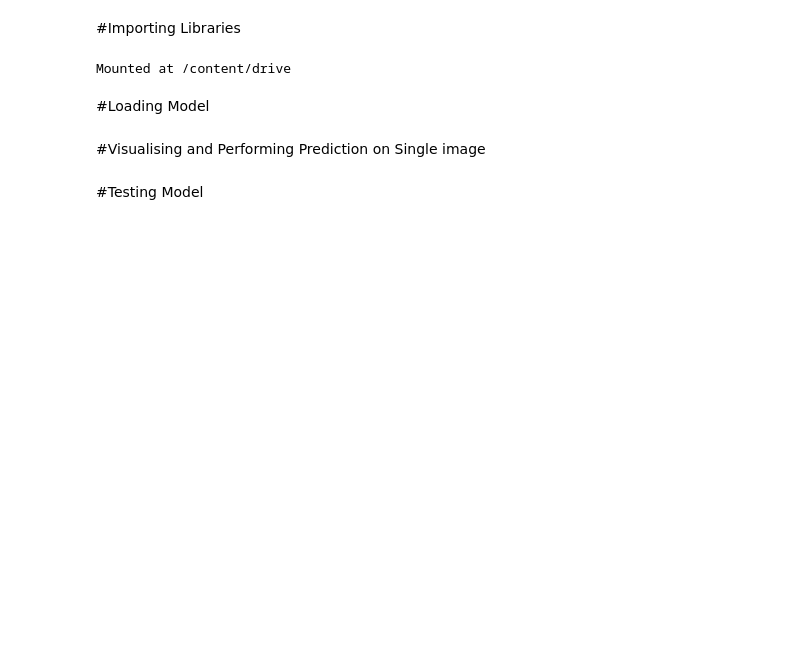
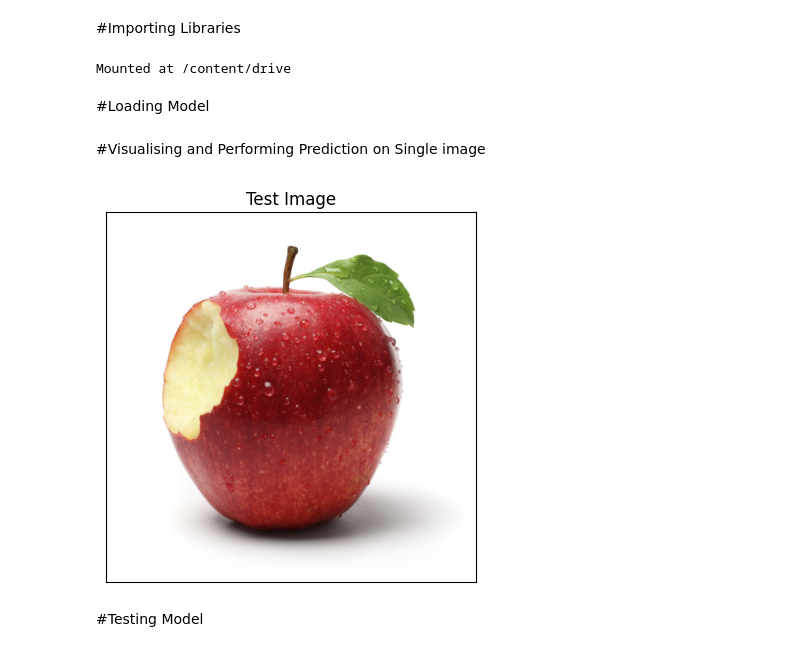
Before and after one commit to YuvrajSahni/Vegetable-Fruit-detection, a Jupyter notebook: testingModel.ipynb, the cells around one changed output. Drawn from its saved outputs; the diff is of its cells as text; code cells hidden in the pictures; blank space fills up the shorter version.

```diff
--- a/testingModel.ipynb
+++ b/testingModel.ipynb
@@ -19,16 +19,18 @@ cnn = tf.keras.models.load_model('/content/trained_model.h5')
 # %%
 #Test Image Visualization
 import cv2
-image_path = '/content/drive/MyDrive/Fruit_Vegetable_Data/test/corn/Image_1.jpg'
+image_path = '/content/drive/MyDrive/Fruit_Vegetable_Data/test/apple/Image_1.jpg'
 # Reading an image in default mode
 img = cv2.imread(image_path)
 img = cv2.cvtColor(img,cv2.COLOR_BGR2RGB) #Converting BGR to RGB
 # Displaying the image
 plt.imshow(img)
 plt.title('Test Image')
 plt.xticks([])
 plt.yticks([])
 plt.show()
+# %% [output]
+[figure, added]
 # %% [markdown]
 #Testing Model
 # %%
```
Also changed, not shown: parts of 7 cells of this notebook, 2 other files.
